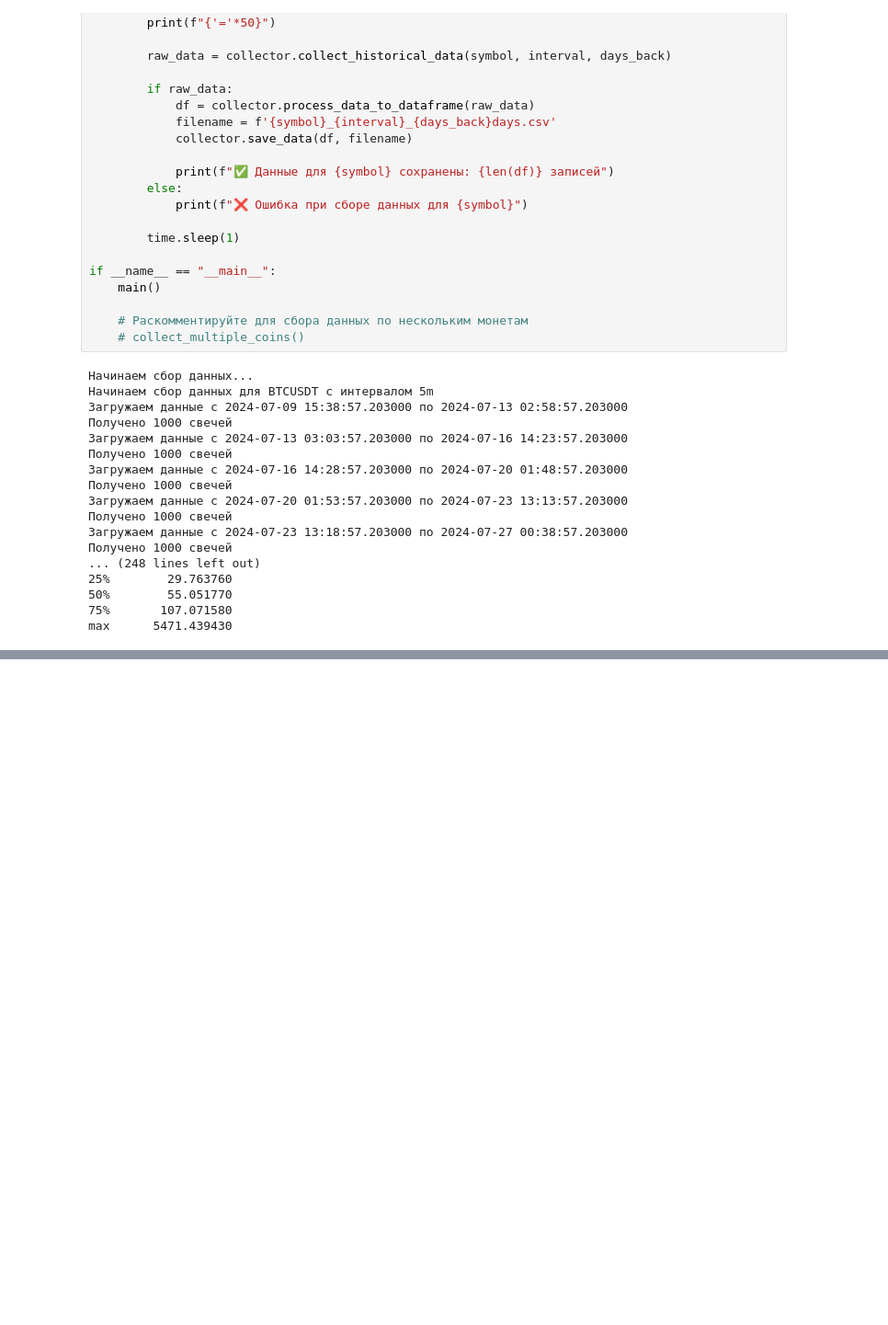
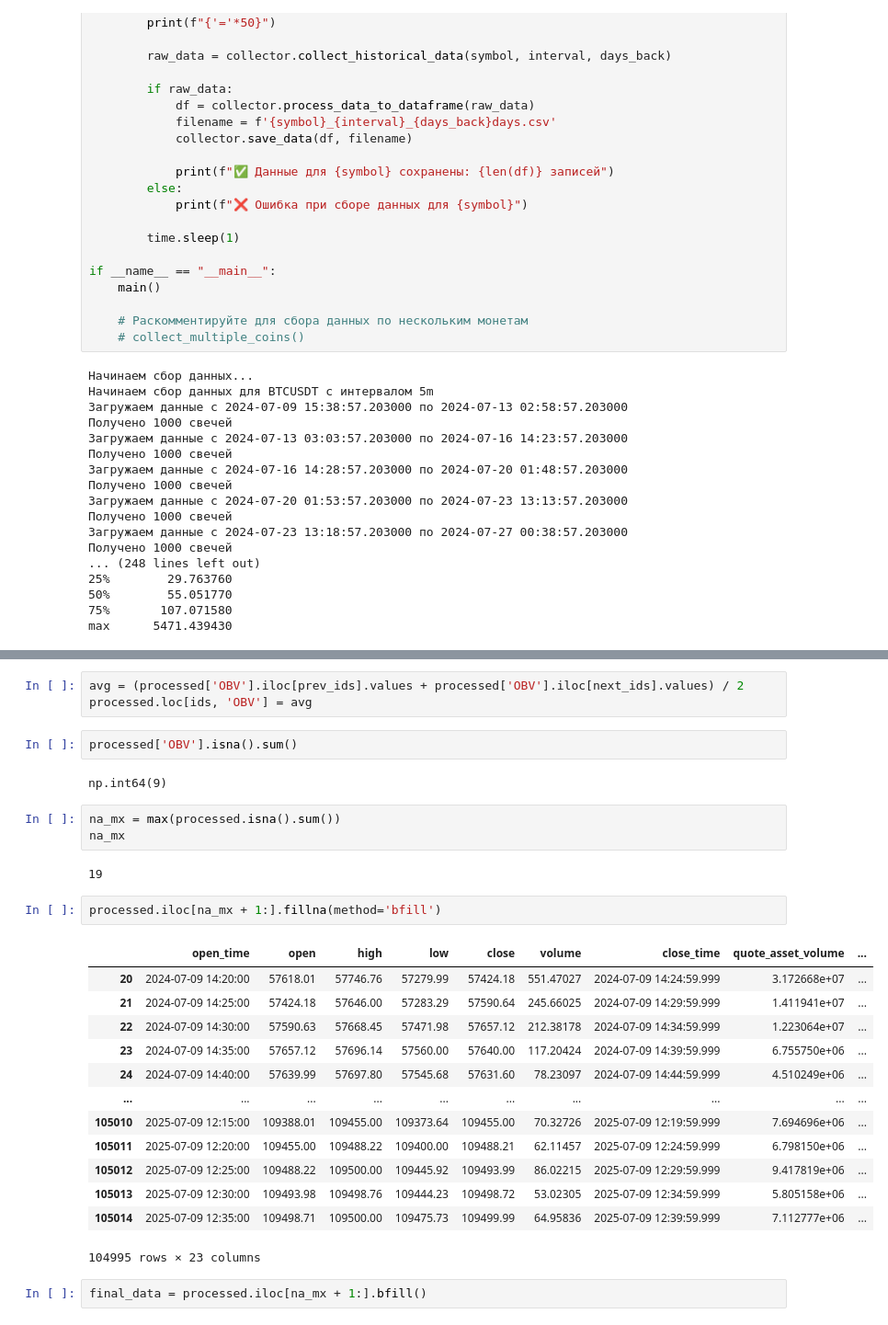
Before and after one commit to pasheee/StockPrediction, a Jupyter notebook: graphsParsing/debug/api_debug.ipynb, the cells around one changed output, grey strips where cells are left out. Shown: that part at 92% size. Drawn from its saved outputs; the diff is of its cells as text; blank space fills up the shorter version.

```diff
--- a/graphsParsing/debug notebooks/api_debug.ipynb
+++ b/graphsParsing/debug/api_debug.ipynb
@@ -346,0 +612,30 @@ max      5471.439430
+# %%
+avg = (processed['OBV'].iloc[prev_ids].values + processed['OBV'].iloc[next_ids].values) / 2
+processed.loc[ids, 'OBV'] = avg
+# %%
+processed['OBV'].isna().sum()
+# %% [output]
+np.int64(9)
+# %%
+na_mx = max(processed.isna().sum())
+na_mx
+# %% [output]
+19
+# %%
+processed.iloc[na_mx + 1:].fillna(method='bfill')
+# %% [output]
+|  | open_time | open | high | low | close | volume | close_time | quote_asset_volume | ... |
+| 20 | 2024-07-09 14:20:00 | 57618.01 | 57746.76 | 57279.99 | 57424.18 | 551.47027 | 2024-07-09 14:24:59.999 | 3.172668e+07 | ... |
+| 21 | 2024-07-09 14:25:00 | 57424.18 | 57646.00 | 57283.29 | 57590.64 | 245.66025 | 2024-07-09 14:29:59.999 | 1.411941e+07 | ... |
+| 22 | 2024-07-09 14:30:00 | 57590.63 | 57668.45 | 57471.98 | 57657.12 | 212.38178 | 2024-07-09 14:34:59.999 | 1.223064e+07 | ... |
+| 23 | 2024-07-09 14:35:00 | 57657.12 | 57696.14 | 57560.00 | 57640.00 | 117.20424 | 2024-07-09 14:39:59.999 | 6.755750e+06 | ... |
+| 24 | 2024-07-09 14:40:00 | 57639.99 | 57697.80 | 57545.68 | 57631.60 | 78.23097 | 2024-07-09 14:44:59.999 | 4.510249e+06 | ... |
+| ... | ... | ... | ... | ... | ... | ... | ... | ... | ... |
+| 105010 | 2025-07-09 12:15:00 | 109388.01 | 109455.00 | 109373.64 | 109455.00 | 70.32726 | 2025-07-09 12:19:59.999 | 7.694696e+06 | ... |
+| 105011 | 2025-07-09 12:20:00 | 109455.00 | 109488.22 | 109400.00 | 109488.21 | 62.11457 | 2025-07-09 12:24:59.999 | 6.798150e+06 | ... |
+| 105012 | 2025-07-09 12:25:00 | 109488.22 | 109500.00 | 109445.92 | 109493.99 | 86.02215 | 2025-07-09 12:29:59.999 | 9.417819e+06 | ... |
+| 105013 | 2025-07-09 12:30:00 | 109493.98 | 109498.76 | 109444.23 | 109498.72 | 53.02305 | 2025-07-09 12:34:59.999 | 5.805158e+06 | ... |
+| 105014 | 2025-07-09 12:35:00 | 109498.71 | 109500.00 | 109475.73 | 109499.99 | 64.95836 | 2025-07-09 12:39:59.999 | 7.112777e+06 | ... |
+104995 rows × 23 columns
+# %%
+final_data = processed.iloc[na_mx + 1:].bfill()
```
Also changed, not shown: parts of 19 cells of this notebook, 4 other files.
